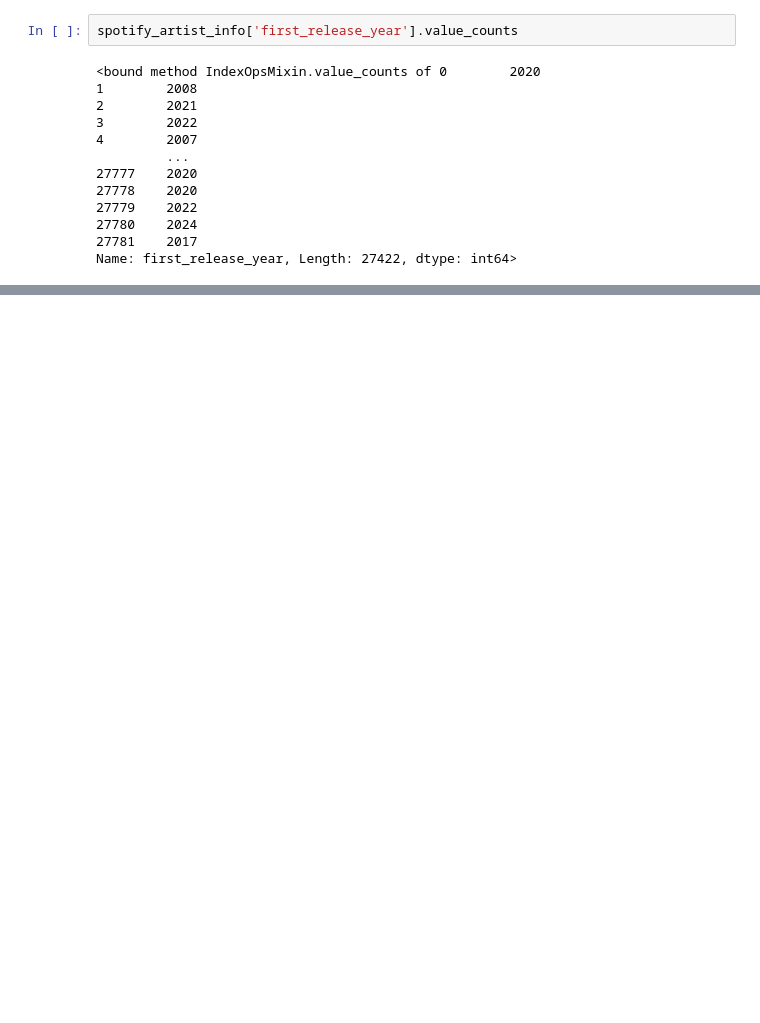
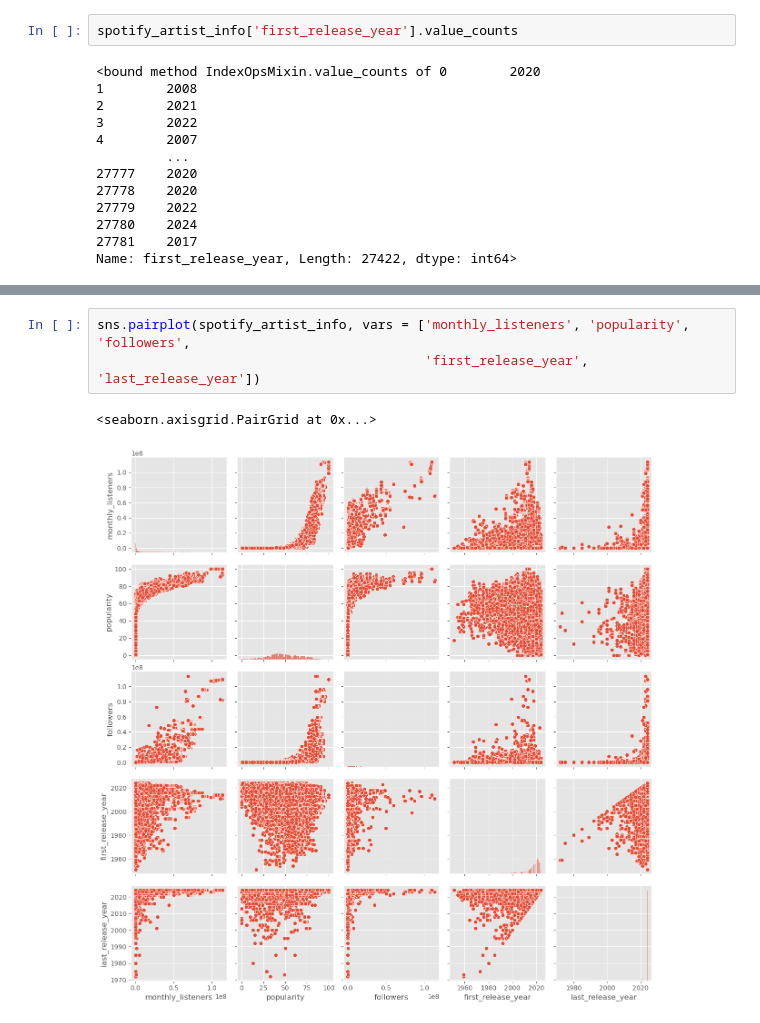
Before and after one commit to JingChengGu/spotify_monthly_listener_predictor, a Jupyter notebook: data_eda.ipynb, the cells around one changed output, grey strips where cells are left out. Cells and saved outputs as stored; diff of their text form; blank space fills up the shorter version.

```diff
--- a/data_eda.ipynb
+++ b/data_eda.ipynb
@@ -331,0 +356,6 @@ sns.scatterplot(x = 'monthly_listeners', y = 'followers', hue = 'first_release_y
+# %%
+sns.pairplot(spotify_artist_info, vars = ['monthly_listeners', 'popularity', 'followers',
+                                          'first_release_year', 'last_release_year'])
+# %% [output]
+<seaborn.axisgrid.PairGrid at 0x...>
+[figure, added]
```
Also changed, not shown: parts of 17 cells of this notebook, 2 other files.
